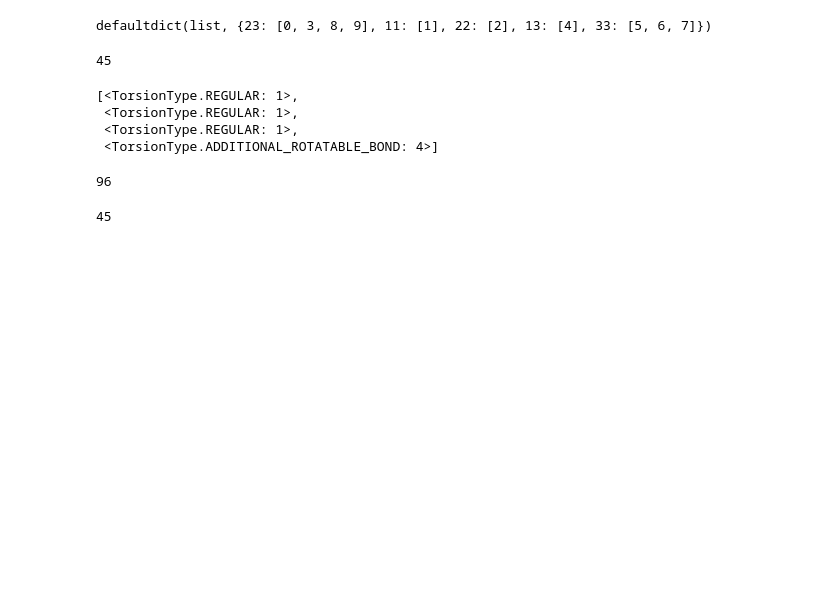
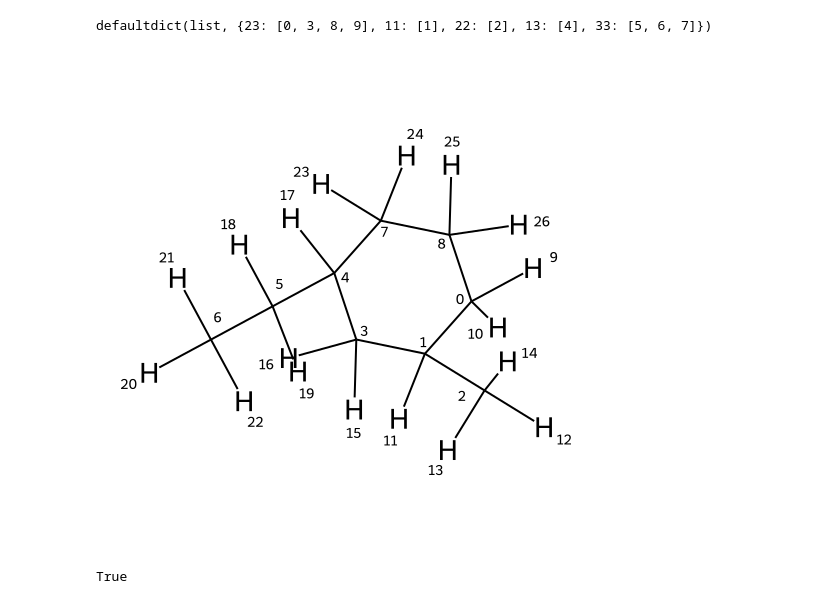
Before and after one commit to rinikerlab/TorsionAngularBinStrings, a Jupyter notebook: Demos/OldFunctionalitiesNewAPI.ipynb, the cells around one changed output. Cells and saved outputs as stored; diff of their text form; code cells hidden in the pictures; blank space fills up the shorter version.

```diff
--- a/Demos/OldFunctionalitiesNewAPI.ipynb
+++ b/Demos/OldFunctionalitiesNewAPI.ipynb
@@ -83,8 +82,5 @@ sortedEnsemble
 # %% [output]
 defaultdict(list, {23: [0, 3, 8, 9], 11: [1], 22: [2], 13: [4], 33: [5, 6, 7]})
 # %%
+# mol = Chem.AddHs(Chem.MolFromSmiles("C1C(C)CC(CC)CC1"))
 mol = Chem.AddHs(Chem.MolFromSmiles("C1C(C)CC(CC)CC1"))
-info = DihedralsInfo.FromTorsionLib(mol)
-info.GetnTABS()
-# %% [output]
-45
@@ -93,0 +87,4 @@ info = DihedralsInfo.FromTorsionLib(mol3)
+# %%
+mol
+# %% [output]
+[figure, added]
@@ -94,11 +94,4 @@ info = DihedralsInfo.FromTorsionLib(mol3)
 # %%
-info.torsionTypes
+info.undefinedStereo
 # %% [output]
-[<TorsionType.REGULAR: 1>,
- <TorsionType.REGULAR: 1>,
- <TorsionType.REGULAR: 1>,
- <TorsionType.ADDITIONAL_ROTATABLE_BOND: 4>]
+True
-# %%
-info.GetnTABS()
-# %% [output]
-96
@@ -107,4 +97,0 @@ info = DihedralsInfo.FromTorsionLib(mol)
-# %%
-info.GetnTABS()
-# %% [output]
-45
```
Also changed, not shown: parts of 7 cells of this notebook.
